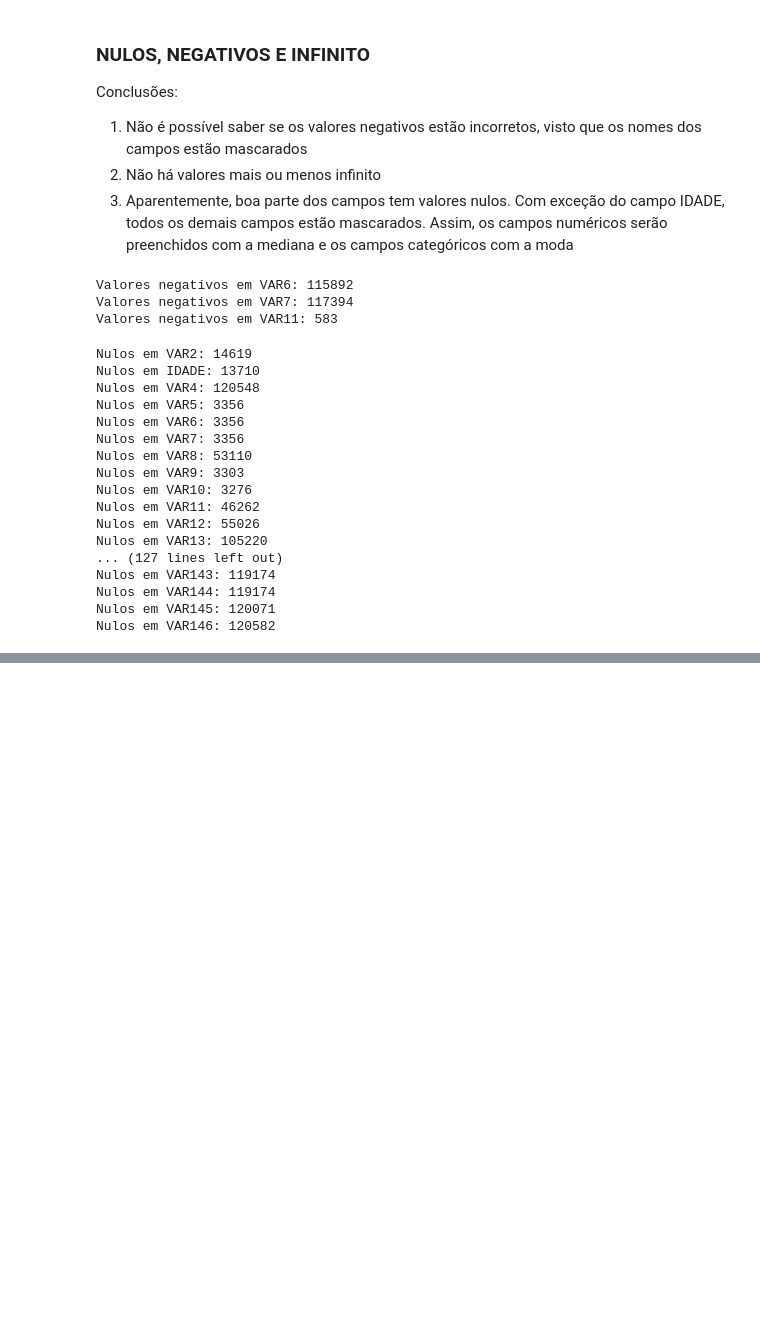
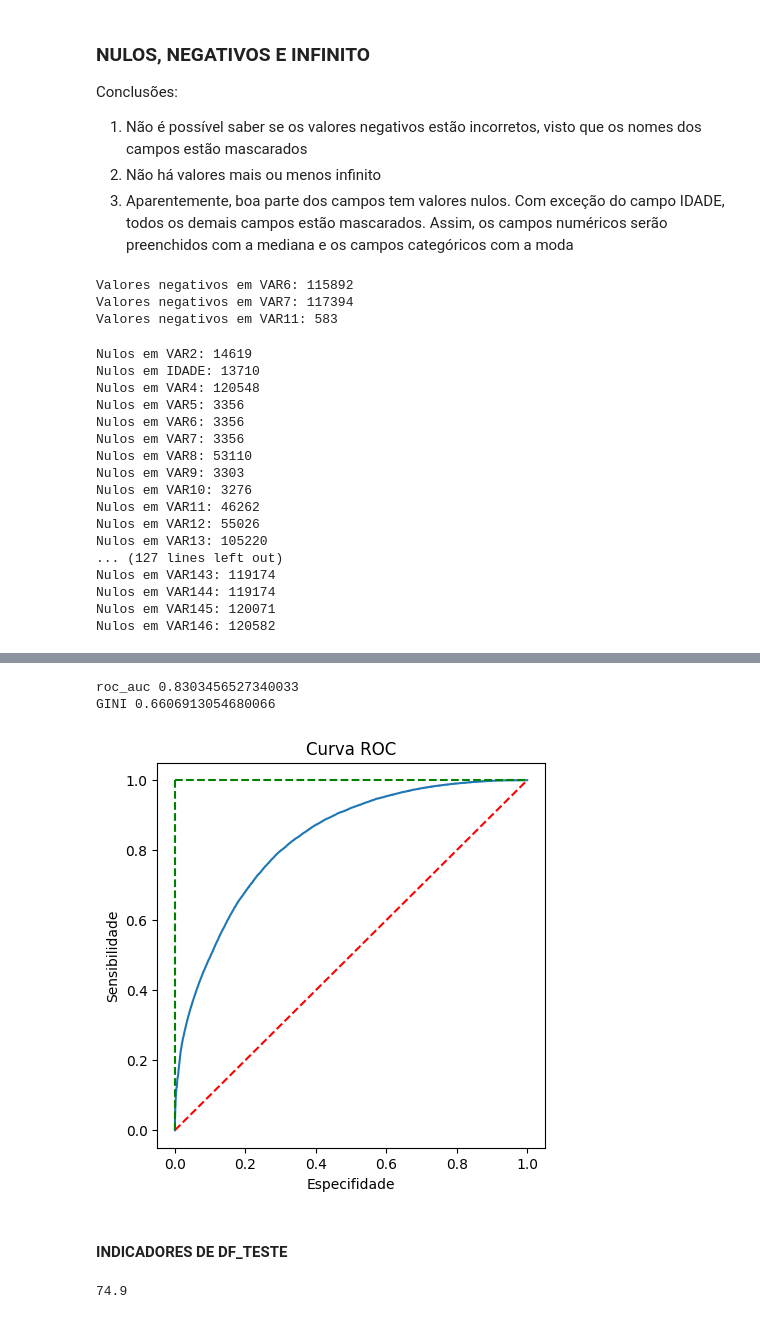
Before and after one commit to leomarfmn/Neurotech-challenge-data-scientist, a Jupyter notebook: datasets/credit_01/case_credit_01.ipynb, the cells around one changed output, grey strips where cells are left out. Saved outputs shown, nothing was run; the diff lists cells and outputs as text; code cells hidden in the pictures; blank space fills up the shorter version.

```diff
--- a/datasets/credit_01/case_credit_01.ipynb
+++ b/datasets/credit_01/case_credit_01.ipynb
@@ -480,0 +634,32 @@ display(binning_summary)
+# %%
+# Plot da curva ROC
+prob_previsao = modelo.predict_proba(X)[:,1]
+
+tfp, tvp, limite = roc_curve(y, prob_previsao)
+print('roc_auc', roc_auc_score(y, prob_previsao))
+print('GINI', 2*roc_auc_score(y, prob_previsao)-1)
+
+
+plt.subplots(1, figsize=(5,5))
+plt.title('Curva ROC')
+plt.plot(tfp,tvp)
+plt.xlabel('Especifidade')
+plt.ylabel('Sensibilidade')
+plt.plot([0, 1], ls="--", c = 'red') #plotando linha guia pontilhada vermelha
+plt.plot([0, 0], [1, 0], ls="--", c = 'green'), plt.plot([1, 1], ls="--", c = 'green') #plotando linha guia pontilhada verde
+plt.show()
+# %% [output]
+roc_auc 0.8303456527340033
+GINI 0.6606913054680066
+[figure, added]
+# %% [markdown]
+#### INDICADORES DE DF_TESTE
+# %%
+# Cálculo do indicador de acurácia do modelo
+predictions = modelo.predict(X_teste)
+
+accuracy = accuracy_score(y_teste, predictions)
+accuracy = round(accuracy, 3)*100
+print(accuracy)
+# %% [output]
+74.9
```
Also changed, not shown: parts of 44 cells of this notebook, 3 other files.
